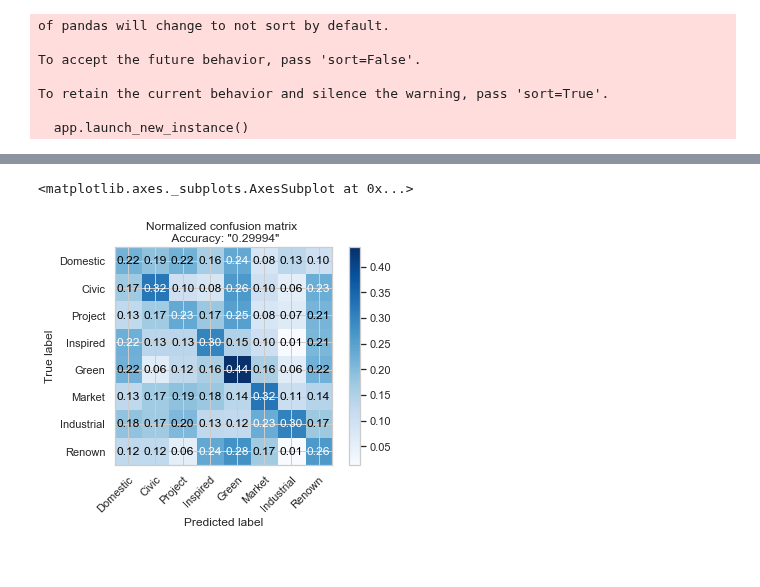
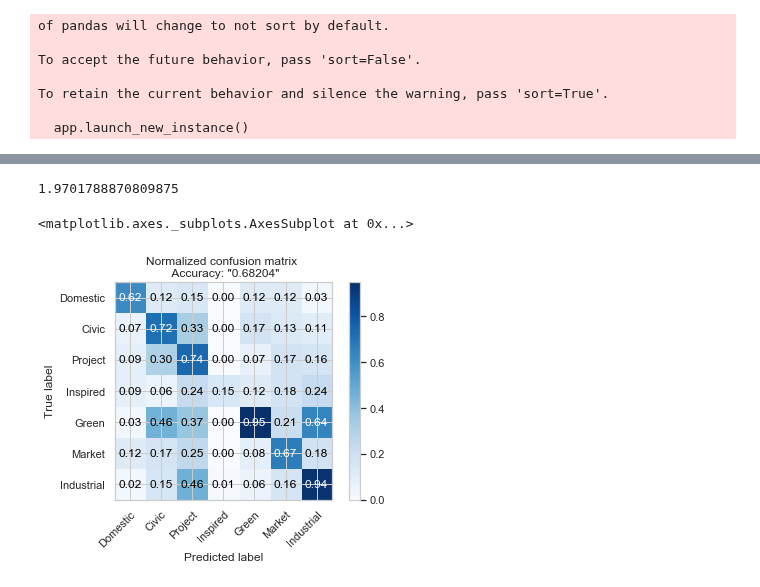
Before and after one commit to aideenf/AIVC, a Jupyter notebook: cp_wssc/Paper experiments.ipynb, the cells around one changed output, grey strips where cells are left out. Cells and saved outputs as stored; diff of their text form; code cells hidden in the pictures.

```diff
--- a/cp_wssc/Paper experiments.ipynb
+++ b/cp_wssc/Paper experiments.ipynb
@@ -320,12 +382,12 @@ def apply_pred_threshold(preds, t):
     res[preds>=t] = 1
     return res
 # %%
-k = "Green"
+k = "green"
 model = _DLModels[k]
 x_val = _DLData_val_x[k]
 y_val = _DLData_val_y[k][:,1]
 
 pred = model.predict(x_val)[:,1]
-y_pred = apply_pred_threshold(pred, t_calibration)
+y_pred = apply_pred_threshold(pred, equalized_precisions_threshold)
 
 roc_auc_score(y_val, y_pred)
@@ -517,6 +493,6 @@ Roc-AUC on validation: 0.8938
 # %%
 print("Models performance on unseen data:\n\n")
-custom_ordered_keys = ["Industrial", "Project", "Market", "Inspired", "Civic", "Domestic", "Green", "Renown"]
+custom_ordered_keys = ["industrial", "project", "market", "inspired", "civic", "domestic", "green", "renown"]
 for k in custom_ordered_keys:
     avg_acc = "%.3f" % np.mean(accs[k])
     avg_auc = "%.3f" % np.mean(AUCs[k])
@@ -547,19 +503,26 @@ Renown & 0.833  & 0.850 & 0.794\
 # %%
-def compute_confusions(data_filename, models_, training_x, training_y, calibration_threshold=0.656):
-    matches = [0] * len(models_.keys())
+def compute_confusions(conv, models_, training_x, training_y, calibration_threshold=0.656):
+    matches = [0] * len(classifier_thresholds.keys())
 
-    sentences = training_x[data_filename]
+    #print(training_y[conv][:,1])
+    #print(np.argwhere(training_y[conv][:,1]==1))
 
+    sentences = training_x[conv][np.argwhere(training_y[conv][:,1]==1)]
+
+    shape = sentences.shape
+    sentences = sentences.reshape(shape[0], shape[2])
     sent_length = len(sentences)
 
-    for idx, k in enumerate(models_.keys()):
 
-        pred = models_[k].predict(sentences, verbose=1)
+    for idx, k in enumerate(classifier_thresholds.keys()):
 
-        #print(pred)
+        print(sentences.shape)
+        pred = models_[k].predict(sentences, verbose=0)
+
 
         pred = np.array(pred)
-        matches[idx] = (pred[pred[:,1]>calibration_threshold]).sum()
+
+        matches[idx] = (pred[pred[:,1]> classifier_thresholds[k]]).sum()
 
 
     return matches, sent_length
@@ -570,7 +533,7 @@ def plot_confusion_matrix(cm, classes,
                           cmap=plt.cm.Blues,
                           class_lengths = None):
 
-
+    #print(cm)
     if normalize:
         if class_lengths:
             cm = cm.astype('float') / np.array(class_lengths)[:, np.newaxis]
@@ -580,7 +543,7 @@ def plot_confusion_matrix(cm, classes,
     else:
         #print('Confusion matrix, without normalization')
         pass
-    #print(cm)
+    print(np.sum(cm[:,1]))
 
     if not title:
         if normalize:
@@ -588,7 +551,7 @@ def plot_confusion_matrix(cm, classes,
         else:
             title = 'Confusion matrix, without normalization \n Accuracy: "%.5f"' % np.mean(cm.diagonal())
 
-
+    classes = [c.capitalize() for c in classes]
     fig, ax = plt.subplots()
     im = ax.imshow(cm, interpolation='nearest', cmap=cmap)
     ax.figure.colorbar(im, ax=ax)
@@ -630,7 +593,7 @@ conf_matrix = []
 class_lengths = []
 
 
-for idx, k in enumerate(list(_DLModels.keys())):
+for idx, k in enumerate(list(classifier_thresholds.keys())):
 
     print(" -- {}     ".format(k))
 
@@ -663,6 +626,8 @@ conf_matrix = np.array(conf_matrix)
 # %%
-class_names = list(_DLModels.keys())
+class_names = list(classifier_thresholds.keys())
+
 plot_confusion_matrix(conf_matrix, class_names, normalize=True, class_lengths = class_lengths)
 # %% [output]
-<matplotlib.axes._subplots.AxesSubplot at 0x...>
+1.9701788870809875
+<matplotlib.axes._subplots.AxesSubplot at 0x...>
-[figure, old version]
+[figure, new version]
```
Also changed, not shown: parts of 54 cells of this notebook.
